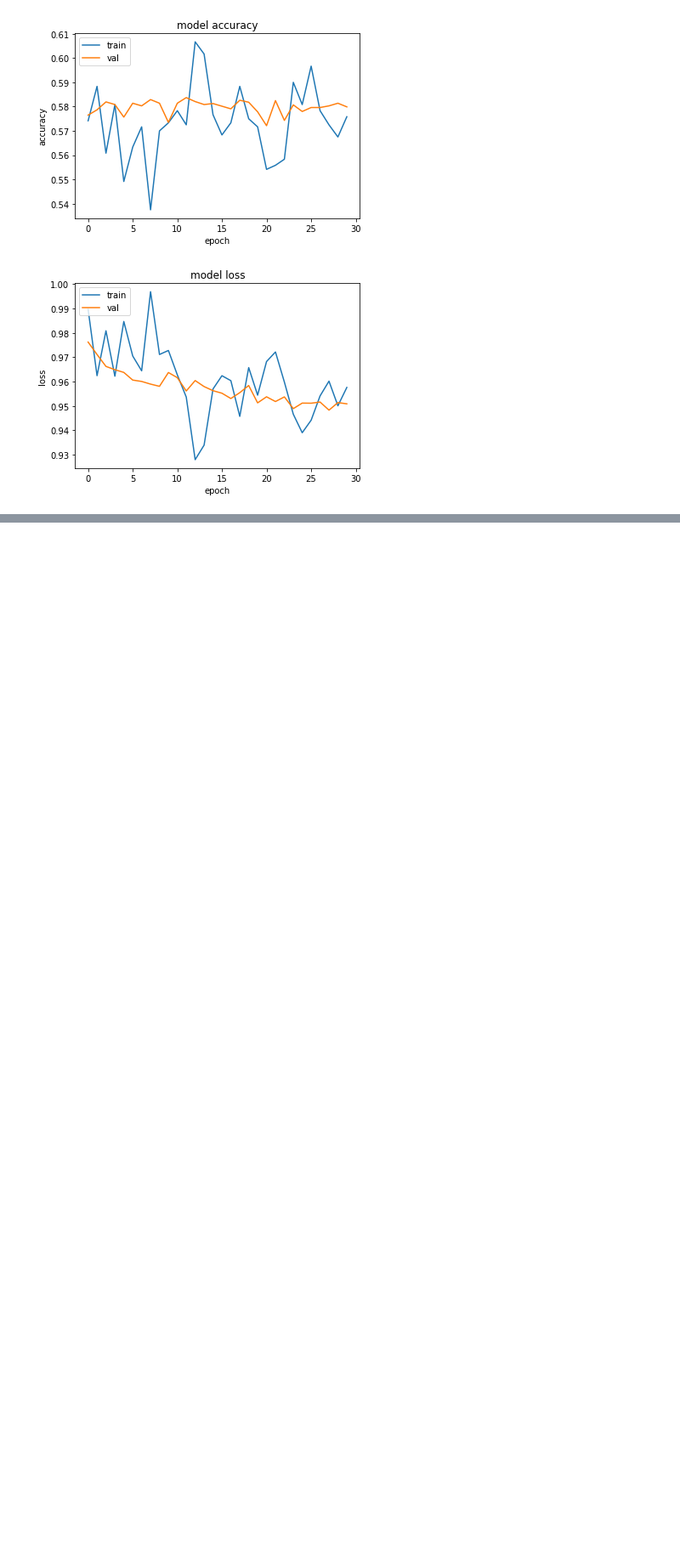
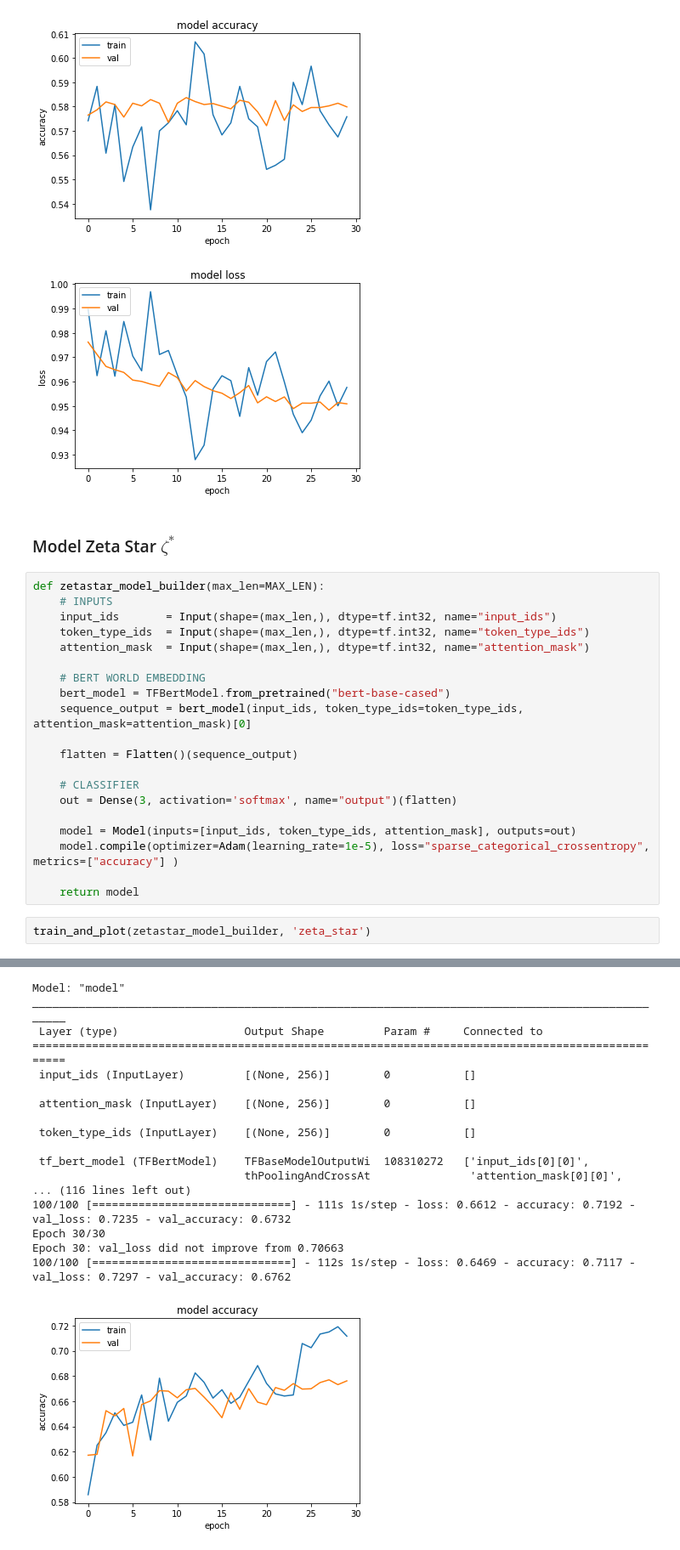
Before and after one commit to Typing-Monkeys/BRUN0-Net, a Jupyter notebook: training/Brun0-Net.ipynb, the cells around one changed output, grey strips where cells are left out. Shown at 85% size. Drawn from its saved outputs; the diff is of its cells as text; blank space fills up the shorter version.

```diff
--- a/training/Brun0-Net.ipynb
+++ b/training/Brun0-Net.ipynb
@@ -1441,3 +1441,28 @@ Epoch 30: val_loss did not improve from 0.94827
 100/100 [==============================] - 110s 1s/step - loss: 0.9576 - accuracy: 0.5758 - val_loss: 0.9509 - val_accuracy: 0.5799
 [figure]
 [figure]
+# %% [markdown]
+### Model Zeta Star $\zeta^*$
+# %%
+def zetastar_model_builder(max_len=MAX_LEN):
+    # INPUTS
+    input_ids       = Input(shape=(max_len,), dtype=tf.int32, name="input_ids")
+    token_type_ids  = Input(shape=(max_len,), dtype=tf.int32, name="token_type_ids")
+    attention_mask  = Input(shape=(max_len,), dtype=tf.int32, name="attention_mask")
+
+    # BERT WORLD EMBEDDING
+    bert_model = TFBertModel.from_pretrained("bert-base-cased")
+    sequence_output = bert_model(input_ids, token_type_ids=token_type_ids, attention_mask=attention_mask)[0]
+
+    flatten = Flatten()(sequence_output)
+
+    # CLASSIFIER
+    out = Dense(3, activation='softmax', name="output")(flatten)
+
+    model = Model(inputs=[input_ids, token_type_ids, attention_mask], outputs=out)
+    model.compile(optimizer=Adam(learning_rate=1e-5), loss="sparse_categorical_crossentropy", metrics=["accuracy"] )
+
+    return model
+# %%
+train_and_plot(zetastar_model_builder, 'zeta_star')
+# %% [output]
@@ -1443,0 +1474,18 @@ Epoch 30: val_loss did not improve from 0.94827
+Model: "model"
+__________________________________________________________________________________________________
+ Layer (type)                   Output Shape         Param #     Connected to
+==================================================================================================
+ input_ids (InputLayer)         [(None, 256)]        0           []
+
+ attention_mask (InputLayer)    [(None, 256)]        0           []
+
+ token_type_ids (InputLayer)    [(None, 256)]        0           []
+
+ tf_bert_model (TFBertModel)    TFBaseModelOutputWi  108310272   ['input_ids[0][0]',
+                                thPoolingAndCrossAt               'attention_mask[0][0]',
+... (116 lines left out)
+100/100 [==============================] - 111s 1s/step - loss: 0.6612 - accuracy: 0.7192 - val_loss: 0.7235 - val_accuracy: 0.6732
+Epoch 30/30
+Epoch 30: val_loss did not improve from 0.70663
+100/100 [==============================] - 112s 1s/step - loss: 0.6469 - accuracy: 0.7117 - val_loss: 0.7297 - val_accuracy: 0.6762
+[figure, added]
```
Also changed, not shown: parts of 2 cells of this notebook, 3 other files.
